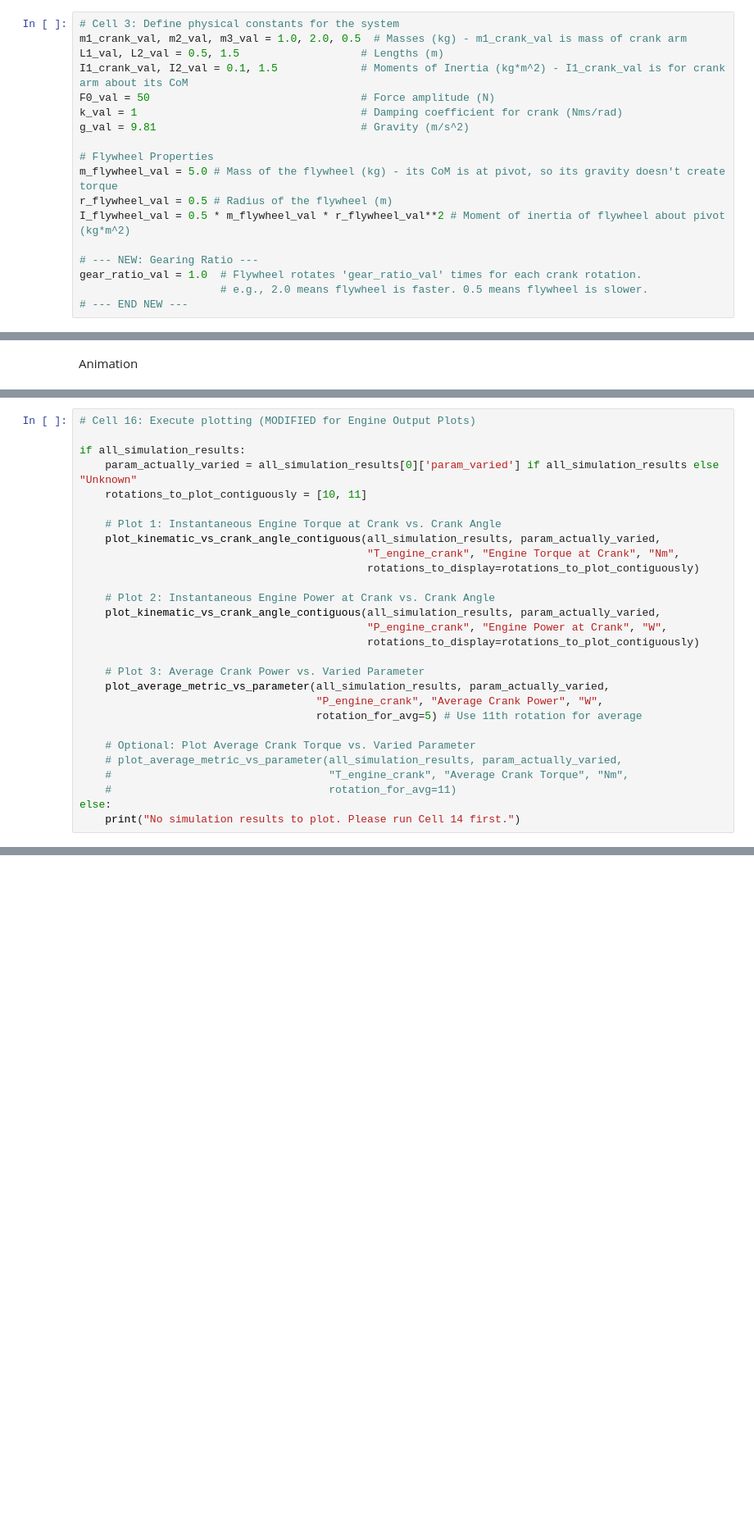
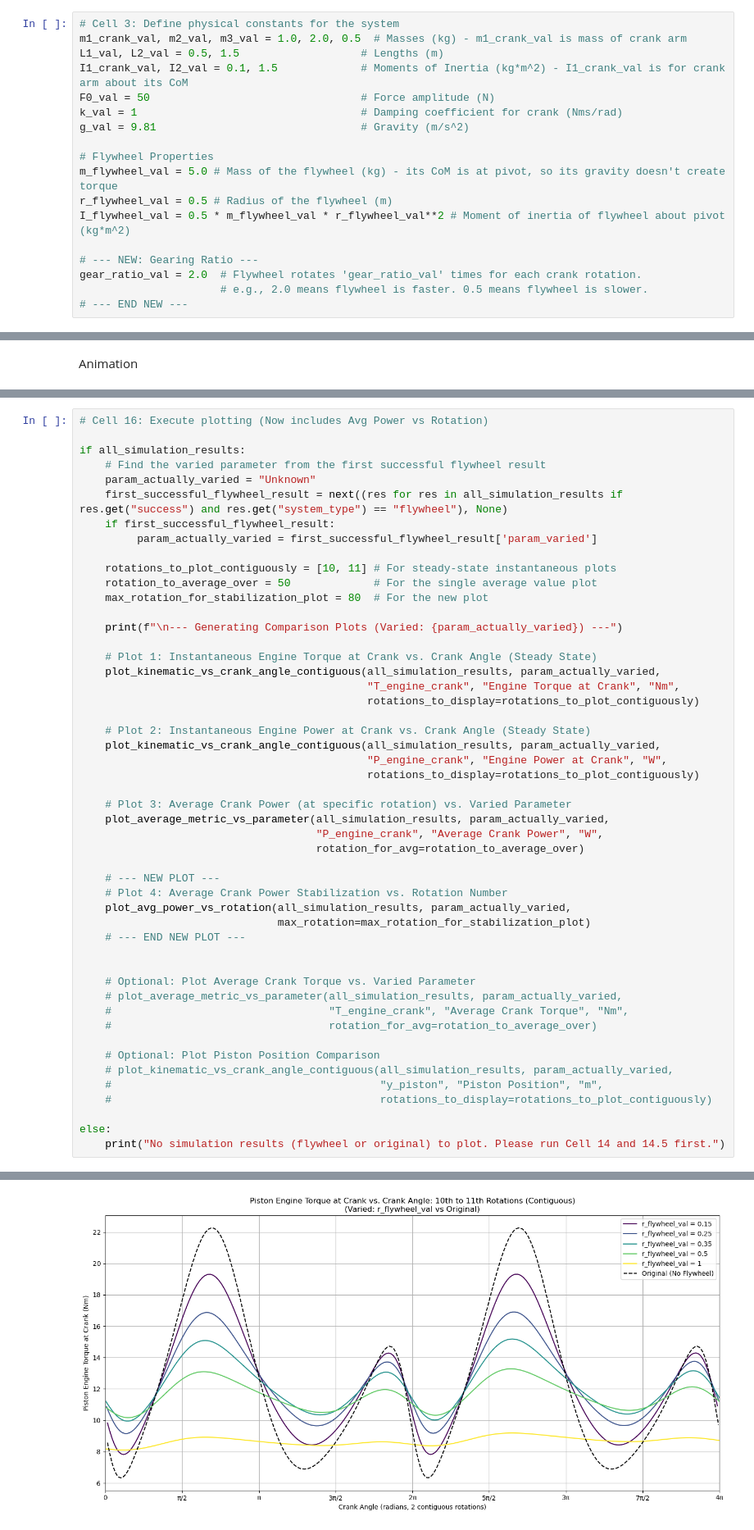
Before and after one commit to hierino/Piston-Code, a Jupyter notebook: PistonSystemReferenceSol.ipynb, the cells around one changed output, grey strips where cells are left out. Shown at 82% size. Saved outputs shown, nothing was run; the diff lists cells and outputs as text; blank space fills up the shorter version.

Commit message:
Improved Plotting of Torque and Power

```diff
--- a/PistonSystemReferenceSol.ipynb
+++ b/PistonSystemReferenceSol.ipynb
@@ -25,7 +25,7 @@ r_flywheel_val = 0.5 # Radius of the flywheel (m)
 I_flywheel_val = 0.5 * m_flywheel_val * r_flywheel_val**2 # Moment of inertia of flywheel about pivot (kg*m^2)
 
 # --- NEW: Gearing Ratio ---
-gear_ratio_val = 1.0  # Flywheel rotates 'gear_ratio_val' times for each crank rotation.
+gear_ratio_val = 2.0  # Flywheel rotates 'gear_ratio_val' times for each crank rotation.
                       # e.g., 2.0 means flywheel is faster. 0.5 means flywheel is slower.
 # --- END NEW ---
 # %%
@@ -1083,29 +1742,52 @@ def plot_average_metric_vs_parameter(results_list, varied_param_name,
     plt.show()
 # %%
-# Cell 16: Execute plotting (MODIFIED for Engine Output Plots)
+# Cell 16: Execute plotting (Now includes Avg Power vs Rotation)
 
 if all_simulation_results:
-    param_actually_varied = all_simulation_results[0]['param_varied'] if all_simulation_results else "Unknown"
-    rotations_to_plot_contiguously = [10, 11]
+    # Find the varied parameter from the first successful flywheel result
+    param_actually_varied = "Unknown"
+    first_successful_flywheel_result = next((res for res in all_simulation_results if res.get("success") and res.get("system_type") == "flywheel"), None)
+    if first_successful_flywheel_result:
+         param_actually_varied = first_successful_flywheel_result['param_varied']
 
-    # Plot 1: Instantaneous Engine Torque at Crank vs. Crank Angle
+    rotations_to_plot_contiguously = [10, 11] # For steady-state instantaneous plots
+    rotation_to_average_over = 50             # For the single average value plot
+    max_rotation_for_stabilization_plot = 80  # For the new plot
+
+    print(f"\n--- Generating Comparison Plots (Varied: {param_actually_varied}) ---")
+
+    # Plot 1: Instantaneous Engine Torque at Crank vs. Crank Angle (Steady State)
     plot_kinematic_vs_crank_angle_contiguous(all_simulation_results, param_actually_varied,
                                              "T_engine_crank", "Engine Torque at Crank", "Nm",
                                              rotations_to_display=rotations_to_plot_contiguously)
 
-    # Plot 2: Instantaneous Engine Power at Crank vs. Crank Angle
+    # Plot 2: Instantaneous Engine Power at Crank vs. Crank Angle (Steady State)
     plot_kinematic_vs_crank_angle_contiguous(all_simulation_results, param_actually_varied,
                                              "P_engine_crank", "Engine Power at Crank", "W",
                                              rotations_to_display=rotations_to_plot_contiguously)
 
-    # Plot 3: Average Crank Power vs. Varied Parameter
+    # Plot 3: Average Crank Power (at specific rotation) vs. Varied Parameter
     plot_average_metric_vs_parameter(all_simulation_results, param_actually_varied,
                                      "P_engine_crank", "Average Crank Power", "W",
-                                     rotation_for_avg=5) # Use 11th rotation for average
+                                     rotation_for_avg=rotation_to_average_over)
+
+    # --- NEW PLOT ---
+    # Plot 4: Average Crank Power Stabilization vs. Rotation Number
+    plot_avg_power_vs_rotation(all_simulation_results, param_actually_varied,
+                               max_rotation=max_rotation_for_stabilization_plot)
+    # --- END NEW PLOT ---
+
 
     # Optional: Plot Average Crank Torque vs. Varied Parameter
     # plot_average_metric_vs_parameter(all_simulation_results, param_actually_varied,
     #                                  "T_engine_crank", "Average Crank Torque", "Nm",
-    #                                  rotation_for_avg=11)
+    #                                  rotation_for_avg=rotation_to_average_over)
+
+    # Optional: Plot Piston Position Comparison
+    # plot_kinematic_vs_crank_angle_contiguous(all_simulation_results, param_actually_varied,
+    #                                          "y_piston", "Piston Position", "m",
+    #                                          rotations_to_display=rotations_to_plot_contiguously)
+
 else:
-    print("No simulation results to plot. Please run Cell 14 first.")
+    print("No simulation results (flywheel or original) to plot. Please run Cell 14 and 14.5 first.")
+# %% [output]
@@ -1111,0 +1795 @@ else:
+[figure, added]
```
Also changed, not shown: parts of 9 cells of this notebook.
